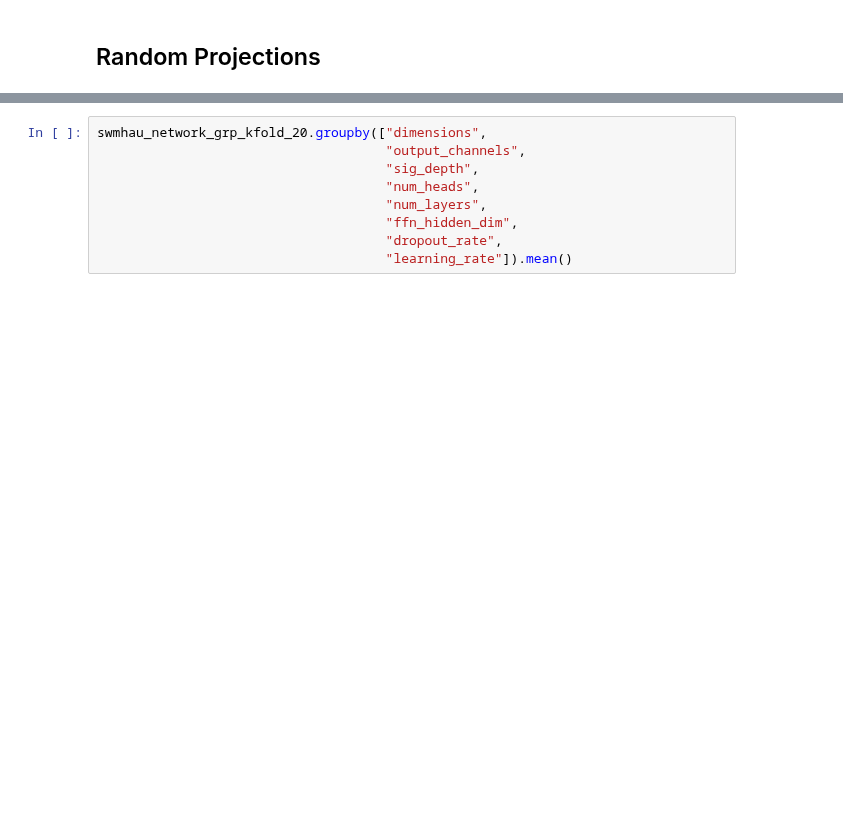
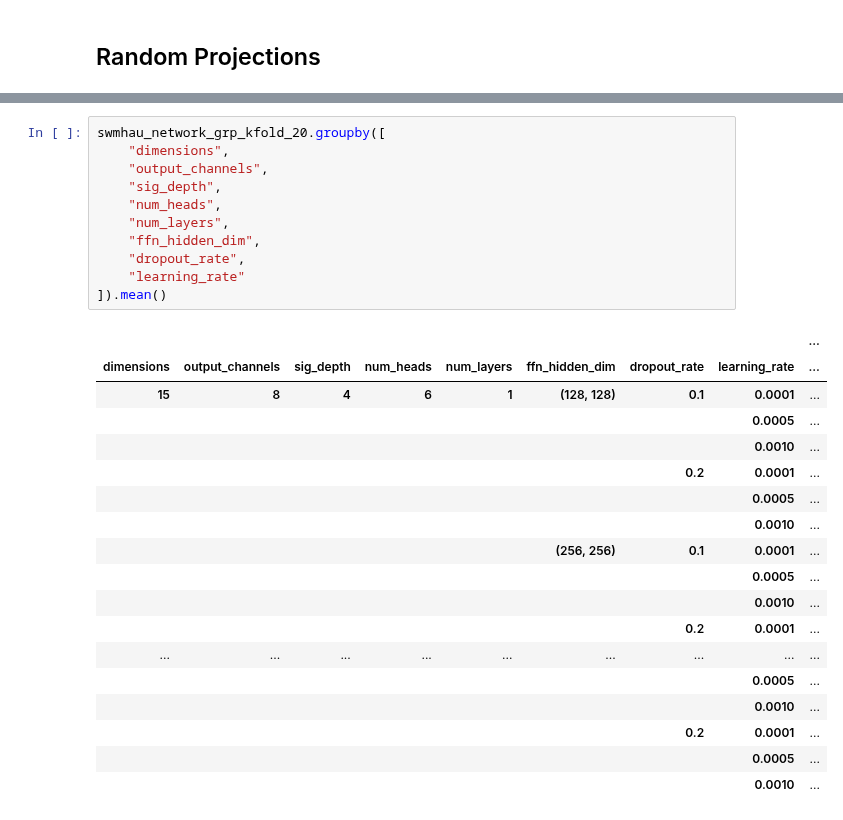
Before and after one commit to ttseriotou/sig-networks, a Jupyter notebook: notebooks/AnnoMI/client_talk_type_prediction/anno_mi-client-swmhau.ipynb, the cells around one changed output, grey strips where cells are left out. Saved outputs shown, nothing was run; the diff lists cells and outputs as text; blank space fills up the shorter version.

```diff
--- a/notebooks/AnnoMI/client_talk_type_prediction/anno_mi-client-swmhau.ipynb
+++ b/notebooks/AnnoMI/client_talk_type_prediction/anno_mi-client-swmhau.ipynb
@@ -233,11 +237,32 @@ dimension: 15 | method: gaussian_random_projection
 # %%
-swmhau_network_grp_kfold_20.groupby(["dimensions",
-                                     "output_channels",
-                                     "sig_depth",
-                                     "num_heads",
-                                     "num_layers",
-                                     "ffn_hidden_dim",
-                                     "dropout_rate",
-                                     "learning_rate"]).mean()
+swmhau_network_grp_kfold_20.groupby([
+    "dimensions",
+    "output_channels",
+    "sig_depth",
+    "num_heads",
+    "num_layers",
+    "ffn_hidden_dim",
+    "dropout_rate",
+    "learning_rate"
+]).mean()
+# %% [output]
+|  |  |  |  |  |  |  |  | ... |
+| dimensions | output_channels | sig_depth | num_heads | num_layers | ffn_hidden_dim | dropout_rate | learning_rate | ... |
+| 15 | 8 | 4 | 6 | 1 | (128, 128) | 0.1 | 0.0001 | ... |
+|  |  |  |  |  |  |  | 0.0005 | ... |
+|  |  |  |  |  |  |  | 0.0010 | ... |
+|  |  |  |  |  |  | 0.2 | 0.0001 | ... |
+|  |  |  |  |  |  |  | 0.0005 | ... |
+|  |  |  |  |  |  |  | 0.0010 | ... |
+|  |  |  |  |  | (256, 256) | 0.1 | 0.0001 | ... |
+|  |  |  |  |  |  |  | 0.0005 | ... |
+|  |  |  |  |  |  |  | 0.0010 | ... |
+|  |  |  |  |  |  | 0.2 | 0.0001 | ... |
+| ... | ... | ... | ... | ... | ... | ... | ... | ... |
+|  |  |  |  |  |  |  | 0.0005 | ... |
+|  |  |  |  |  |  |  | 0.0010 | ... |
+|  |  |  |  |  |  | 0.2 | 0.0001 | ... |
+|  |  |  |  |  |  |  | 0.0005 | ... |
+|  |  |  |  |  |  |  | 0.0010 | ... |
 # %%
 best_swmhau_network_grp_kfold_20
```
Also changed, not shown: parts of 18 cells of this notebook, 5 other files.
